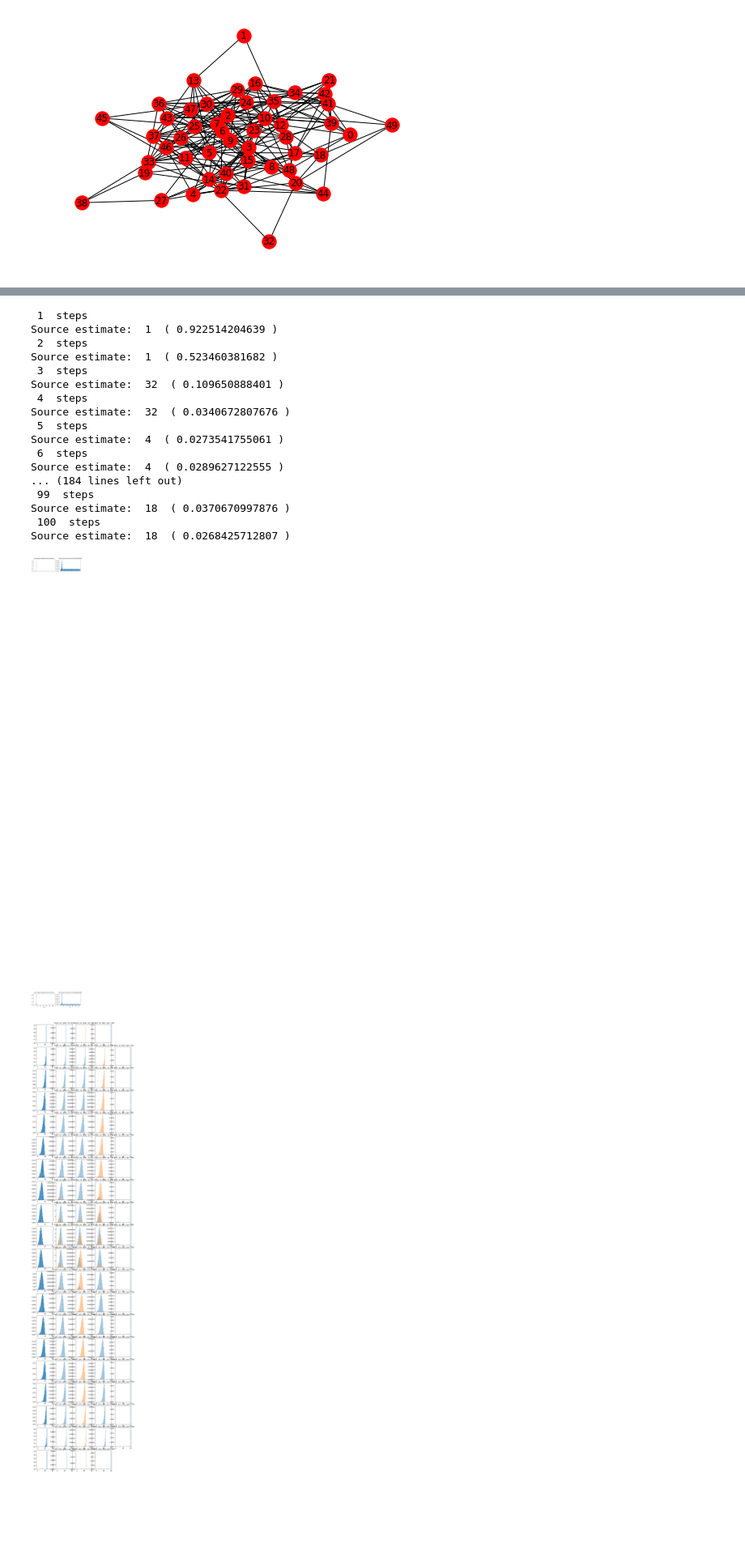
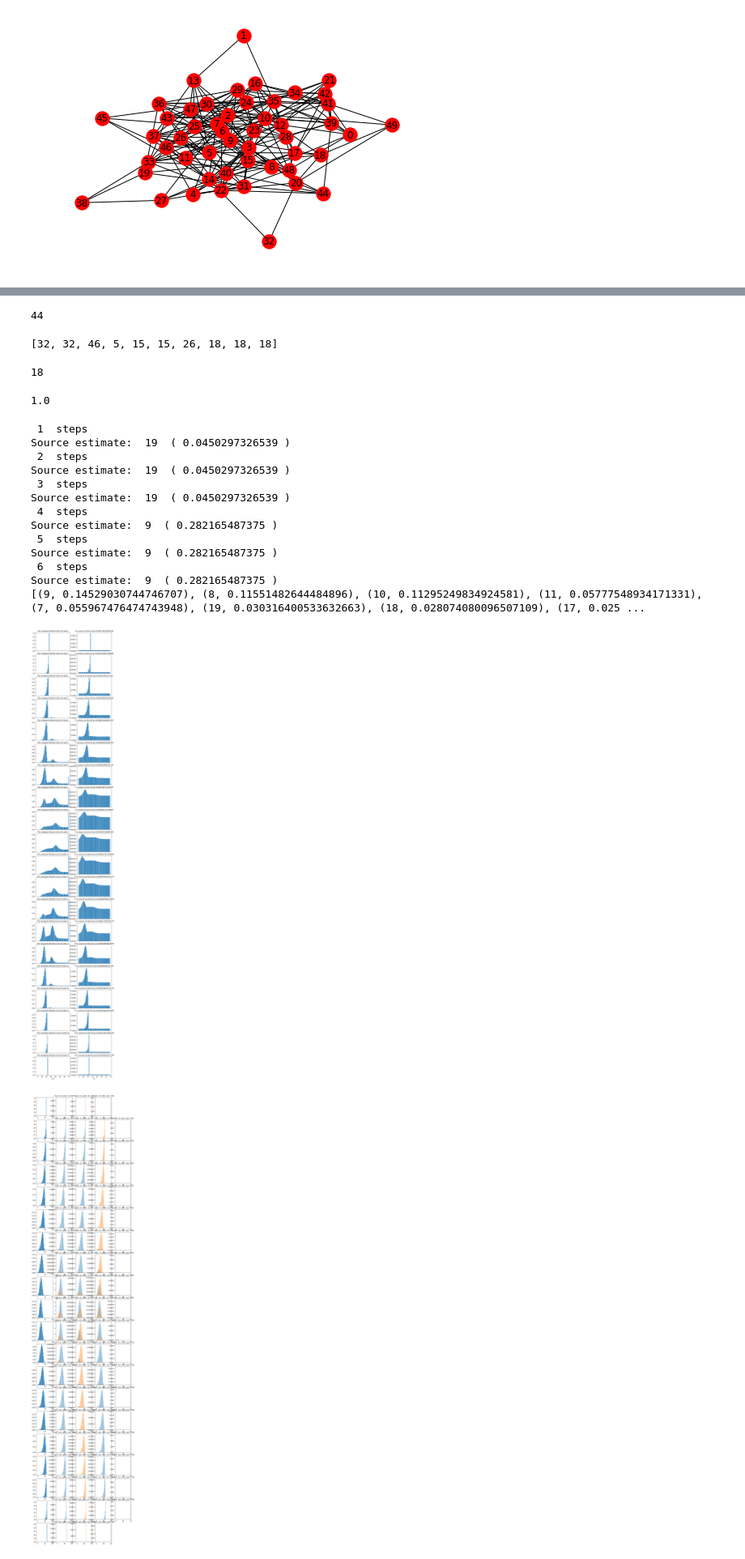
Before and after one commit to sl-benchmark/belief_propagation, a Jupyter notebook: Untitled.ipynb, the cells around one changed output, grey strips where cells are left out. Shown at 81% size. Drawn from its saved outputs; the diff is of its cells as text; code cells hidden in the pictures; blank space fills up the shorter version.

```diff
--- a/Untitled.ipynb
+++ b/Untitled.ipynb
@@ -192,12 +217,29 @@ nx.draw(graph,with_labels=True)
+# %%
+scores[0][0]
+# %% [output]
+44
+# %%
+source_est_list[max(0,len(source_est_list)-11):-1]
+# %% [output]
+[32, 32, 46, 5, 15, 15, 26, 18, 18, 18]
+# %%
+
+print(most_common(source_est_list[max(0,len(source_est_list)-11):-1]))
+# %% [output]
+18
+# %%
+1/int(3/2)
+# %% [output]
+1.0
 # %%
 ########################### Init graph
 g = nx.Graph()
 fact_nodes=[]
 N=graph.number_of_nodes()
 T=2*N+30
-lam = 0.01/N
-mu = 0.7
+lam = 0.01/(N*T)
 
+source_est_list = []
 source_est_last = -1
 source_est_last_num = 0
 
@@ -233,15 +275,18 @@ while (not converged) and (count<100):
                 new_msg =new_msg/np.sum(new_msg)
                 if not np.isclose(new_msg,old_msg).all():
                     converged=False
+                mu = 1#min(1,5/count)
                 g.nodes[fact]['msg'][n]=mu*new_msg + (1-mu)*g.nodes[fact]['msg'][n]
 
     print("", count, " steps")
     source_est = -1
     maxV=0
     marg=0
+    source_est_list.append([])
     for n in graph.nodes():
         marg = np.multiply(g.node[('pri',n+N)]['msg'][('ph2',(n,n+N))],g.node[('ph2',(n,n+N))]['msg'][('pri',n+N)])[0,:]
         marg=marg/np.sum(marg)
+        source_est_list[count-1].append(np.sum(marg[0:-1]))
     #    plt.figure()
     #    plt.bar(range(len(marg)),marg)
     #    plt.title(str(n)+" " +str(np.sum(marg[0:-1])))
@@ -257,46 +302,45 @@ while (not converged) and (count<100):
         source_est_last_num = 0
         source_est_last = source_est
     print("Source estimate: ",source_est, " (", maxV,")")
+scores = dict(zip(list(graph.nodes),np.mean(np.array(source_est_list)[max(0,len(source_est_list)-10):,:],0)))
+scores = sorted(scores.items(), key=operator.itemgetter(1), reverse=True)
+print(scores)
 # %% [output]
  1  steps
-Source estimate:  1  ( 0.922514204639 )
+Source estimate:  19  ( 0.0450297326539 )
  2  steps
-Source estimate:  1  ( 0.523460381682 )
+Source estimate:  19  ( 0.0450297326539 )
  3  steps
-Source estimate:  32  ( 0.109650888401 )
+Source estimate:  19  ( 0.0450297326539 )
  4  steps
-Source estimate:  32  ( 0.0340672807676 )
+Source estimate:  9  ( 0.282165487375 )
  5  steps
-Source estimate:  4  ( 0.0273541755061 )
+Source estimate:  9  ( 0.282165487375 )
  6  steps
-Source estimate:  4  ( 0.0289627122555 )
-... (184 lines left out)
- 99  steps
-Source estimate:  18  ( 0.0370670997876 )
- 100  steps
-Source estimate:  18  ( 0.0268425712807 )
+Source estimate:  9  ( 0.282165487375 )
+[(9, 0.14529030744746707), (8, 0.11551482644484896), (10, 0.11295249834924581), (11, 0.05777548934171331), (7, 0.055967476474743948), (19, 0.030316400533632663), (18, 0.028074080096507109), (17, 0.025 ...
 # %%
 plt.figure(figsize=(10,3*N))
-for n in [49,18]:#graph.nodes():
+for n in graph.nodes():
     marg = get_marginal(n,g)
     plt.subplot(N,2,n*2+1)
     plt.bar(range(T),marg)
     plt.title("The marginal infection time of node "+str(n))
     if n<N-1:
         plt.xticks([], [])
     else:
         plt.xlabel("t_inf")
     plt.subplot(N,2,n*2+2)
     marg = np.multiply(g.node[('pri',n+N)]['msg'][('ph2',(n,n+N))],g.node[('ph2',(n,n+N))]['msg'][('pri',n+N)])[0,:]
     marg=marg/np.sum(marg)
     plt.bar(range(len(marg[0:-1])),marg[0:-1])
     plt.title(str(n)+" is source at time t0 (p="+str(np.sum(marg[0:-1]))+")")
     if n<N-1:
         plt.xticks([], [])
     else:
         plt.xlabel("t0")
 # %% [output]
-[figure, old version]
+[figure, new version]
 # %%
 plt.figure(figsize=(15,3*N))
 for n in graph.nodes():
```
Also changed, not shown: parts of 4 cells of this notebook, 2 other files.
